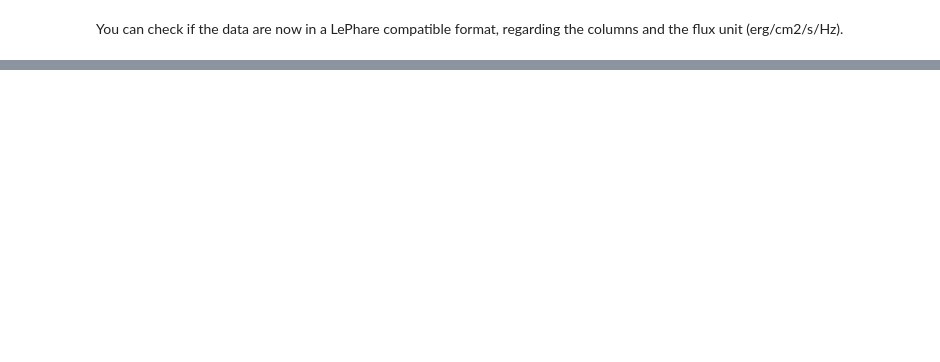
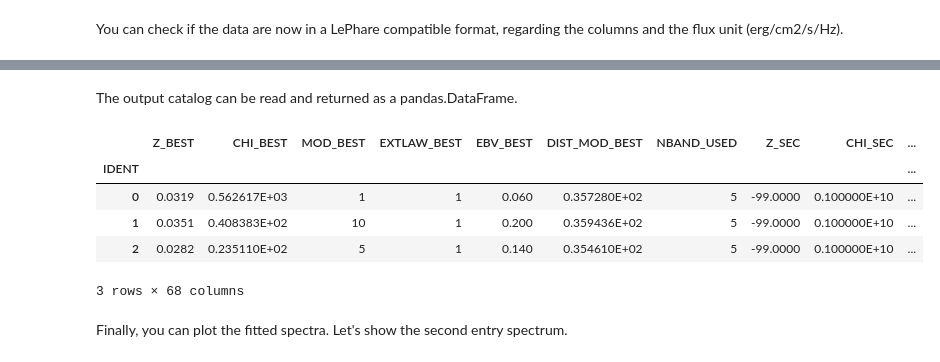
Before and after one commit to MartinBriday/pylephare, a Jupyter notebook: notebooks/how_to_use_lephare.ipynb, the cells around one changed output, grey strips where cells are left out. Cells and saved outputs as stored; diff of their text form; code cells hidden in the pictures; blank space fills up the shorter version.

```diff
--- a/notebooks/how_to_use_lephare.ipynb
+++ b/notebooks/how_to_use_lephare.ipynb
@@ -85,0 +89,2 @@ lp.config.get_config("file")
+# %%
+lp.config.set_value(key="EM_LINES", value="NO")
@@ -86,3 +95,5 @@ lp.config.get_config("file")
+# %%
+lp.config.set_value(key="EM_LINES", value="YES")
 # %% [markdown]
 You can check if the data are now in a LePhare compatible format, regarding the columns and the flux unit (erg/cm2/s/Hz).
 # %%
@@ -110,2 +122,0 @@ There are a few options accepted:
-# %%
-lp.run()
@@ -125,0 +123,3 @@ moved to
+# %%
+lp_out = lp.run()
+lp_out
@@ -125,0 +134,13 @@ moved to
+# %% [markdown]
+The output catalog can be read and returned as a pandas.DataFrame.
+# %%
+lephare.read_catout(lp_out["catout"], ["sdss.u", "ps1.g", "ps1.r", "ps1.i", "ps1.z"])
+# %% [output]
+|  | Z_BEST | CHI_BEST | MOD_BEST | EXTLAW_BEST | EBV_BEST | DIST_MOD_BEST | NBAND_USED | Z_SEC | CHI_SEC | ... |
+| IDENT |  |  |  |  |  |  |  |  |  | ... |
+| 0 | 0.0319 | 0.562617E+03 | 1 | 1 | 0.060 | 0.357280E+02 | 5 | -99.0000 | 0.100000E+10 | ... |
+| 1 | 0.0351 | 0.408383E+02 | 10 | 1 | 0.200 | 0.359436E+02 | 5 | -99.0000 | 0.100000E+10 | ... |
+| 2 | 0.0282 | 0.235110E+02 | 5 | 1 | 0.140 | 0.354610E+02 | 5 | -99.0000 | 0.100000E+10 | ... |
+3 rows × 68 columns
+# %% [markdown]
+Finally, you can plot the fitted spectra. Let's show the second entry spectrum.
```
Also changed, not shown: parts of 35 cells of this notebook, 3 other files.
